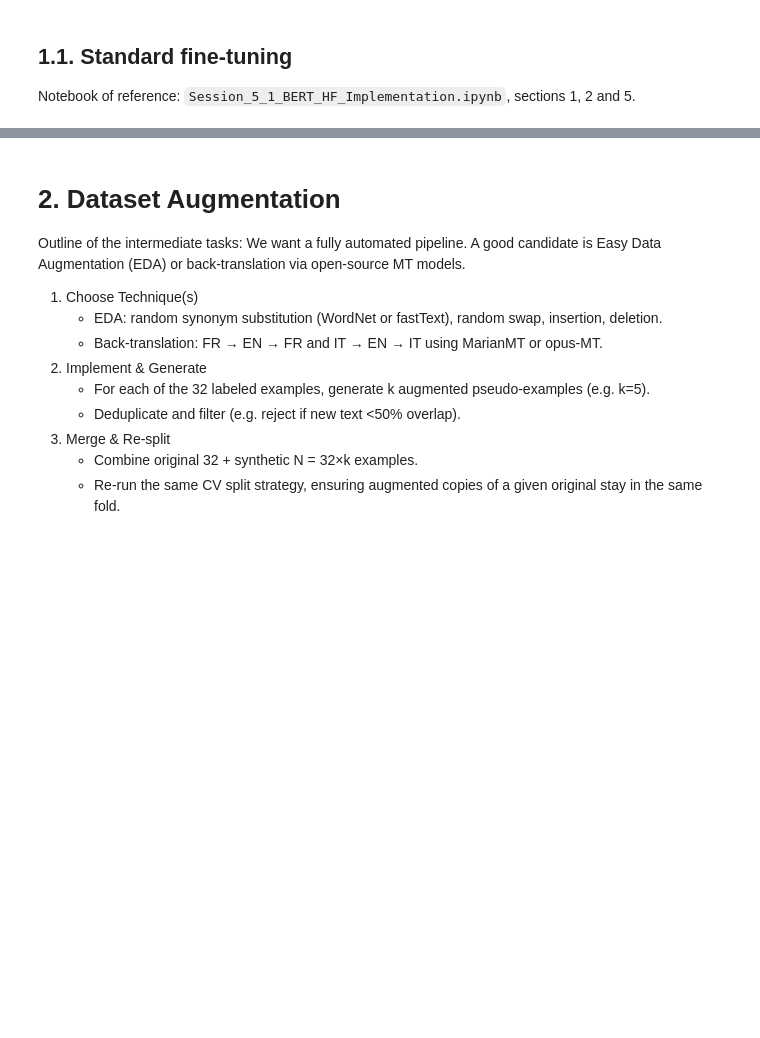
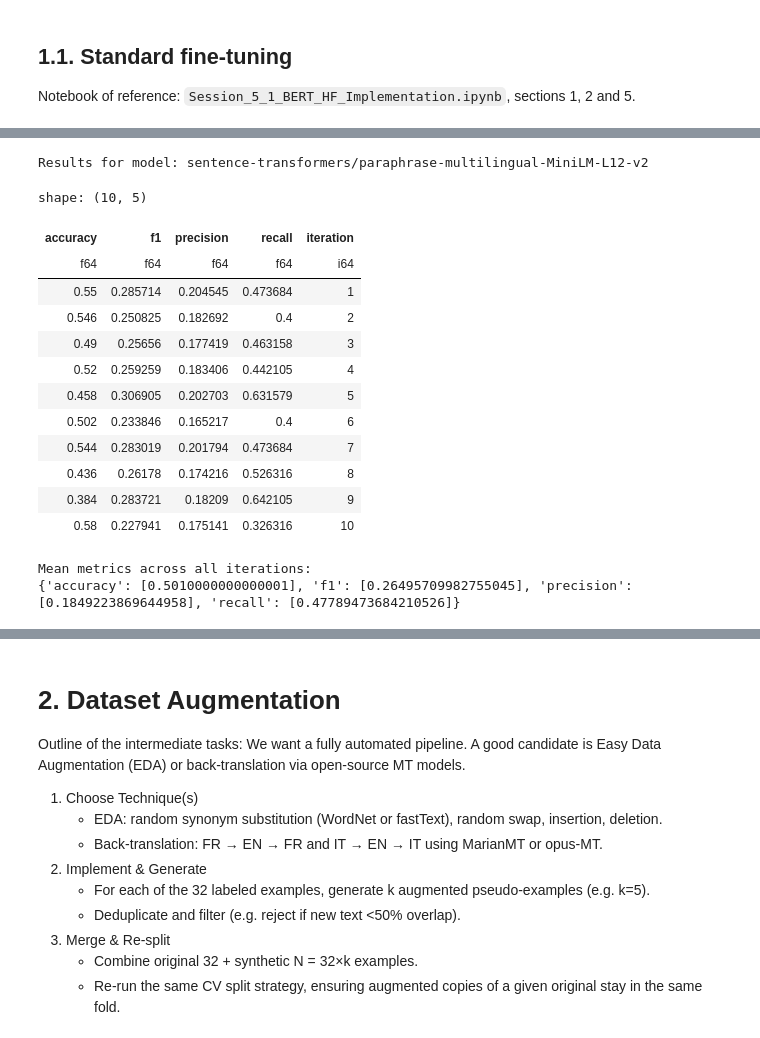
Before and after one commit to pablo-fdz/adv_nlp_final_assessment, a Jupyter notebook: part_2_ds_challenge.ipynb, the cells around one changed output, grey strips where cells are left out. Cells and saved outputs as stored; diff of their text form; code cells hidden in the pictures; blank space fills up the shorter version.

Commit message:
Created results for 2 models

```diff
--- a/part_2_ds_challenge.ipynb
+++ b/part_2_ds_challenge.ipynb
@@ -85,16 +89,19 @@ shape: (5, 9)
 # %%
 # Split the DataFrame into training, validation and test sets
 train_df = df.filter(pl.col('split') == 'train')
-val_df = df.filter(pl.col('split') == 'val')
+val_df = df.filter(pl.col('split') == 'validation')
 test_df = df.filter(pl.col('split') == 'test')
 
 # Split each of the splits into the different languages
-train_fr_df = train_df.filter(pl.col('language') == 'fr')
-train_it_df = train_df.filter(pl.col('language') == 'it')
-val_fr_df = val_df.filter(pl.col('language') == 'fr')
-val_it_df = val_df.filter(pl.col('language') == 'it')
-test_fr_df = test_df.filter(pl.col('language') == 'fr')
-test_it_df = test_df.filter(pl.col('language') == 'it')
+# train_fr_df = train_df.filter(pl.col('language') == 'fr')
+# train_it_df = train_df.filter(pl.col('language') == 'it')
+# val_fr_df = val_df.filter(pl.col('language') == 'fr')
+# val_it_df = val_df.filter(pl.col('language') == 'it')
+# test_fr_df = test_df.filter(pl.col('language') == 'fr')
+# test_it_df = test_df.filter(pl.col('language') == 'it')
+
+# Delete the original data to free up memory
+del df
 # %% [markdown]
 # 1. BERT Model with Limited Data
 
@@ -211,6 +191,16 @@ Note that there are 2 aspects that we need to implement for SetFit to work prope
 # %%
 # Function to sample balanced dataset
 def sample_balanced_dataset(dataset: pl.DataFrame, num_samples, seed):
+
+    """
+    Sample a balanced dataset with equal numbers of positive and negative examples.
+    Args:
+        dataset (pl.DataFrame): The input dataset containing 'text' and 'label' columns.
+        num_samples (int): Total number of samples to return, must be even.
+        seed (int): Random seed for reproducibility.
+    Returns:
+        Dataset: A balanced Dataset object with equal numbers of positive and negative examples.
+    """
 
     # Get positive and negative examples
     pos_examples = dataset.filter(pl.col('label') == 1)
@@ -340,0 +439,26 @@ Iteration 1/10
+# %%
+print(f'Results for model: {model_name}')
+display(results_m1)
+
+# Print mean of all metrics across iterations
+metrics = ['accuracy', 'f1', 'precision', 'recall']
+mean_metrics = results_m1.select([pl.col(metric).mean().alias(metric) for metric in metrics]).to_dict(as_series=False)
+print("\nMean metrics across all iterations:")
+print(mean_metrics)
+# %% [output]
+Results for model: sentence-transformers/paraphrase-multilingual-MiniLM-L12-v2
+shape: (10, 5)
+| accuracy | f1 | precision | recall | iteration |
+| f64 | f64 | f64 | f64 | i64 |
+| 0.55 | 0.285714 | 0.204545 | 0.473684 | 1 |
+| 0.546 | 0.250825 | 0.182692 | 0.4 | 2 |
+| 0.49 | 0.25656 | 0.177419 | 0.463158 | 3 |
+| 0.52 | 0.259259 | 0.183406 | 0.442105 | 4 |
+| 0.458 | 0.306905 | 0.202703 | 0.631579 | 5 |
+| 0.502 | 0.233846 | 0.165217 | 0.4 | 6 |
+| 0.544 | 0.283019 | 0.201794 | 0.473684 | 7 |
+| 0.436 | 0.26178 | 0.174216 | 0.526316 | 8 |
+| 0.384 | 0.283721 | 0.18209 | 0.642105 | 9 |
+| 0.58 | 0.227941 | 0.175141 | 0.326316 | 10 |
+Mean metrics across all iterations:
+{'accuracy': [0.5010000000000001], 'f1': [0.26495709982755045], 'precision': [0.1849223869644958], 'recall': [0.47789473684210526]}
```
Also changed, not shown: parts of 16 cells of this notebook, 3 other files.
